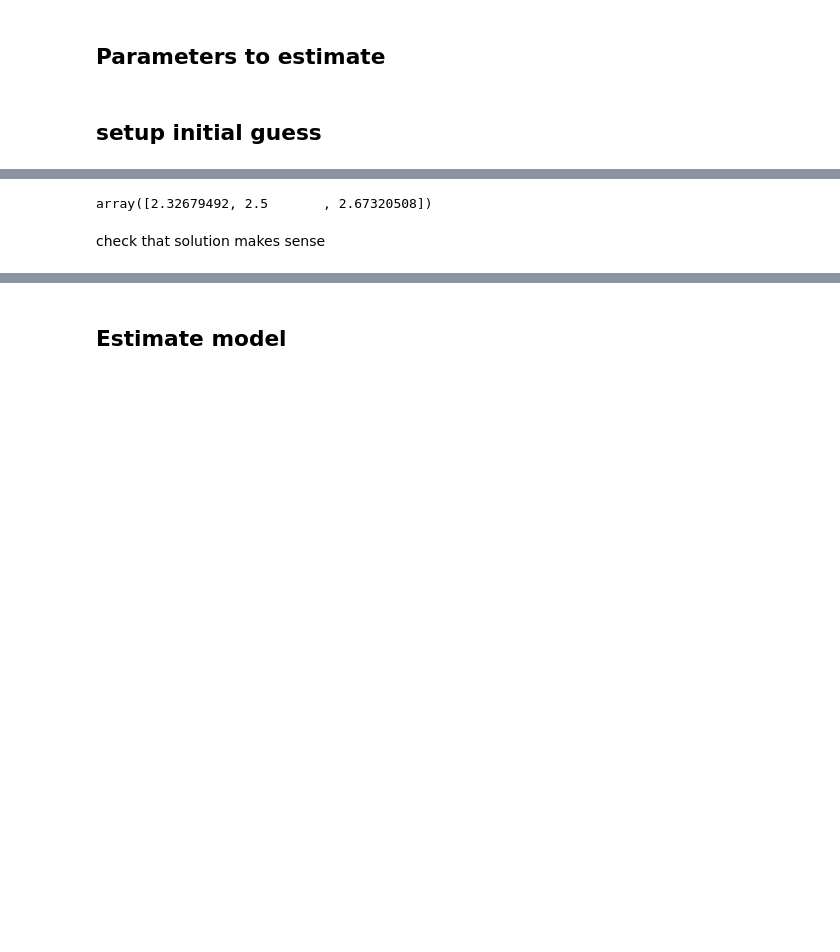
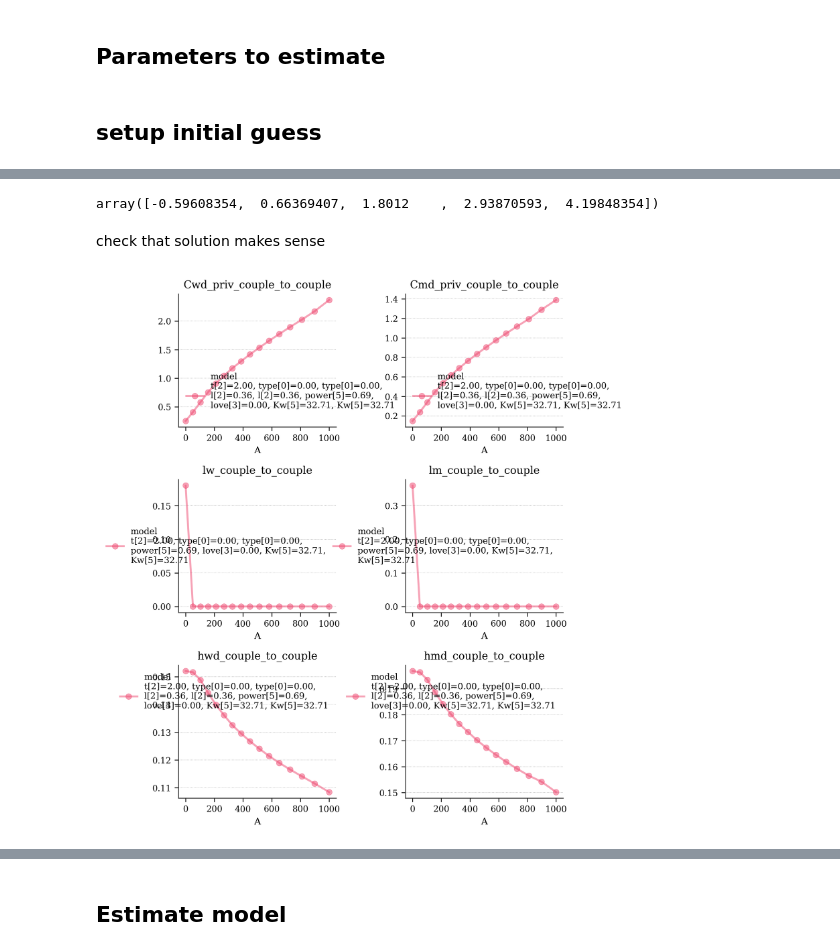
Before and after one commit to ThomasHJorgensen/FastBargaining, a Jupyter notebook: Application/02. Calibrate model.ipynb, the cells around one changed output, grey strips where cells are left out. Saved outputs shown, nothing was run; the diff lists cells and outputs as text; code cells hidden in the pictures; blank space fills up the shorter version.

```diff
--- a/Application/02. Calibrate model.ipynb
+++ b/Application/02. Calibrate model.ipynb
@@ -28,18 +28,25 @@ threads = 40
 # %%
 # setup model
 settings = {
-       'T':30,
+       # 'T':30,
+       # 'num_A': 16,
+       # 'num_A_pd': 32,
+       # 'num_K': 8,
+       # 'num_power': 9,
+       # 'num_love': 5,
+       # 'num_types': 3,
+       'T':50,
        'num_A': 16,
        'num_A_pd': 32,
        'num_K': 8,
        'num_power': 9,
-       'num_love': 5,
-       'num_types': 3,
+       'num_love': 7,
+       'num_types': 5,
 
-       'max_A': 1_000,
-       'max_A_pd': 1_000,
-       'max_Ctot': 2_000,
-       'max_K': 50,
+       'max_A': 1_000.0,
+       'max_A_pd': 1_000.0,
+       'max_Ctot': 2_000.0,
+       'max_K': 50.0,
 
        'init_couple_share': 0.77,
 
@@ -299,17 +328,19 @@ theta_init = np.array([estpars[key]['guess'] for key in estpars.keys()])
 # %%
 model.par.grid_mu_w
 # %% [output]
-array([2.32679492, 2.5       , 2.67320508])
+array([-0.59608354,  0.66369407,  1.8012    ,  2.93870593,  4.19848354])
 # %% [markdown]
 check that solution makes sense
 # %%
-# from plots import *
+from plots import *
 
-# grid = 'grid_A'
-# idx = {'t': 2, 'il':2, 'type': 0, 'iK': 5, 'iP': 5, 'iL': 3, 'iA': 10, 'iA_pd': 10}
+grid = 'grid_A'
+idx = {'t': 2, 'il':2, 'type': 0, 'iK': 5, 'iP': 5, 'iL': 3, 'iA': 10, 'iA_pd': 10}
 
-# mp = model_plotter(model, model_name='model', titles=['variable'], labels=['model', 'index'])
-# fig, ax = fm.create_figure(3,2,6)
-# mp.plot_gender_couple_choices(ax, grid=grid, index=idx, alpha=0.5)
-# fig.tight_layout()
+mp = model_plotter(model, model_name='model', titles=['variable'], labels=['model', 'index'])
+fig, ax = fm.create_figure(3,2,6)
+mp.plot_gender_couple_choices(ax, grid=grid, index=idx, alpha=0.5)
+fig.tight_layout()
+# %% [output]
+[figure, added]
 # %%
```
Also changed, not shown: parts of 9 cells of this notebook, 3 other files.
